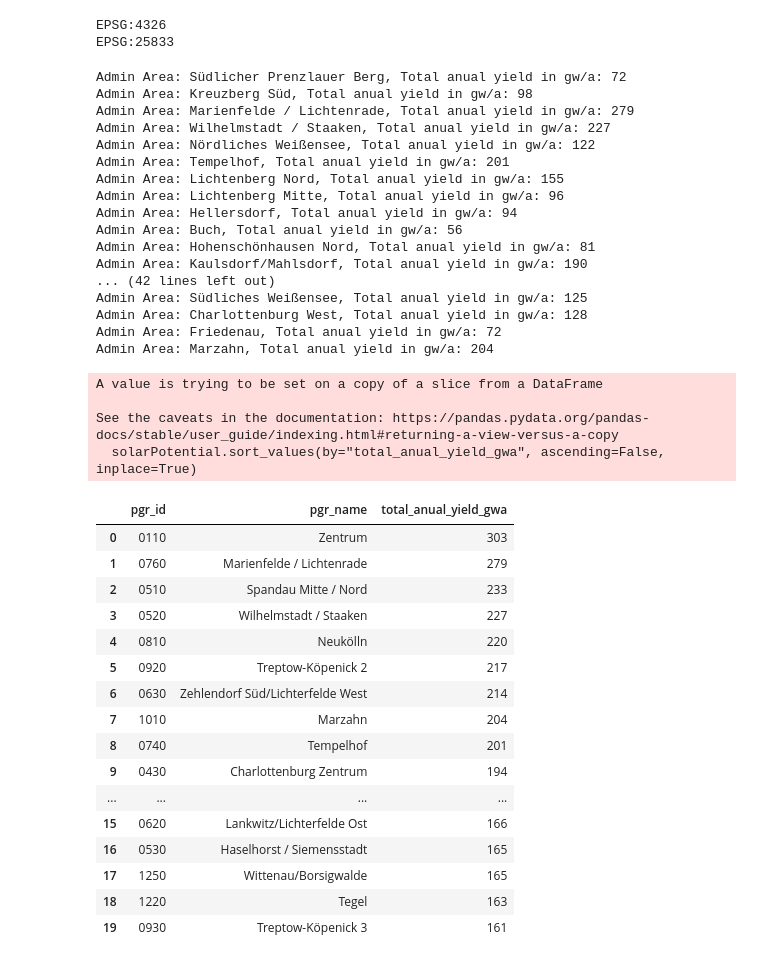
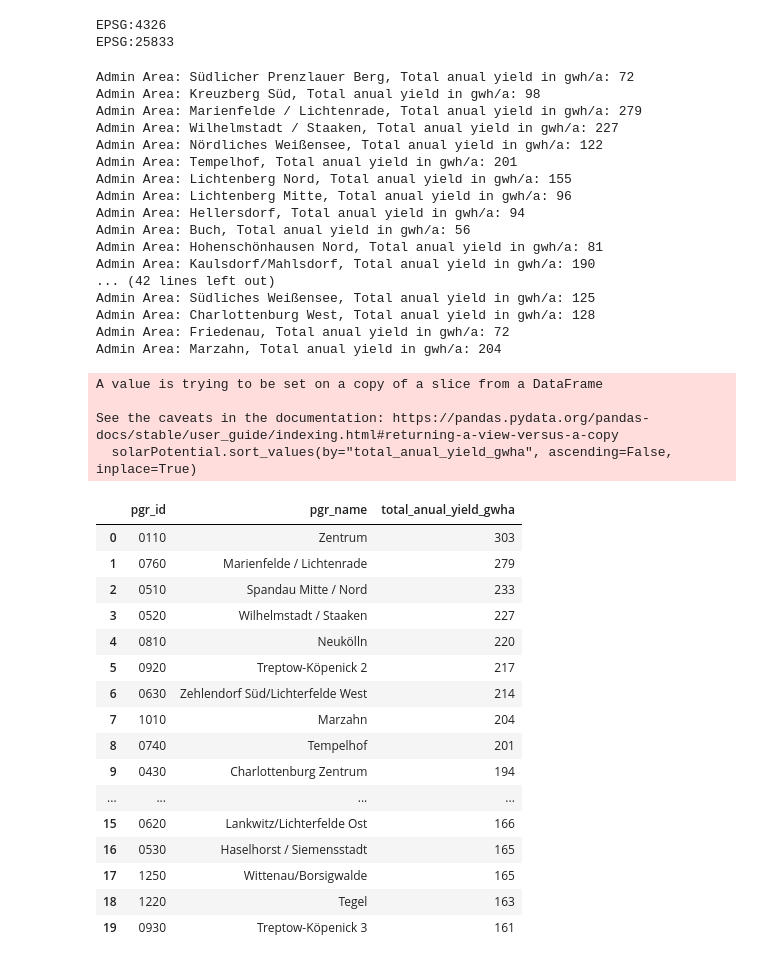
Before and after one commit to technologiestiftung/odis-cardgame, a Jupyter notebook: cardgame/scripts/getSolarPotential.ipynb, the cells around one changed output. Saved outputs shown, nothing was run; the diff lists cells and outputs as text; code cells hidden in the pictures.

Commit message:
update getSolarPotential gwha

```diff
--- a/cardgame/scripts/getSolarPotential.ipynb
+++ b/cardgame/scripts/getSolarPotential.ipynb
@@ -164,51 +164,51 @@ def calculate_solar_potential(admin_area, gdf_solarPotential):
     #find intersections between the solar potential dataframe and admin areas
     intersections = gdf_solarPotential[gdf_solarPotential.intersects(admin_area.geometry)]
 
-    #calculate the total sum of the potential annual yield [kWh/a]
+    #calculate the total sum of the potential annual yield [gWh/a]
     total_anual_yield_kwa = intersections["sum_str_19_5"].sum()
-    total_anual_yield_gwa = round(total_anual_yield_kwa / 1000000)
+    total_anual_yield_gwha = round(total_anual_yield_kwa / 1000000)
 
-    print(f"Admin Area: {admin_area['pgr_name']}, Total anual yield in gw/a: {total_anual_yield_gwa}")
+    print(f"Admin Area: {admin_area['pgr_name']}, Total anual yield in gwh/a: {total_anual_yield_gwha}")
 
-    return  total_anual_yield_gwa
+    return  total_anual_yield_gwha
 # %%
 #calculation of total_sum_modarea for each administrative area
-admin_areas["total_anual_yield_gwa"] = admin_areas.apply(
+admin_areas["total_anual_yield_gwha"] = admin_areas.apply(
     lambda row: calculate_solar_potential(row, gdf_solarPotential), axis=1
 )
 # %% [output]
-Admin Area: Südlicher Prenzlauer Berg, Total anual yield in gw/a: 72
-Admin Area: Kreuzberg Süd, Total anual yield in gw/a: 98
-Admin Area: Marienfelde / Lichtenrade, Total anual yield in gw/a: 279
-Admin Area: Wilhelmstadt / Staaken, Total anual yield in gw/a: 227
-Admin Area: Nördliches Weißensee, Total anual yield in gw/a: 122
-Admin Area: Tempelhof, Total anual yield in gw/a: 201
-Admin Area: Lichtenberg Nord, Total anual yield in gw/a: 155
-Admin Area: Lichtenberg Mitte, Total anual yield in gw/a: 96
-Admin Area: Hellersdorf, Total anual yield in gw/a: 94
-Admin Area: Buch, Total anual yield in gw/a: 56
-Admin Area: Hohenschönhausen Nord, Total anual yield in gw/a: 81
-Admin Area: Kaulsdorf/Mahlsdorf, Total anual yield in gw/a: 190
+Admin Area: Südlicher Prenzlauer Berg, Total anual yield in gwh/a: 72
+Admin Area: Kreuzberg Süd, Total anual yield in gwh/a: 98
+Admin Area: Marienfelde / Lichtenrade, Total anual yield in gwh/a: 279
+Admin Area: Wilhelmstadt / Staaken, Total anual yield in gwh/a: 227
+Admin Area: Nördliches Weißensee, Total anual yield in gwh/a: 122
+Admin Area: Tempelhof, Total anual yield in gwh/a: 201
+Admin Area: Lichtenberg Nord, Total anual yield in gwh/a: 155
+Admin Area: Lichtenberg Mitte, Total anual yield in gwh/a: 96
+Admin Area: Hellersdorf, Total anual yield in gwh/a: 94
+Admin Area: Buch, Total anual yield in gwh/a: 56
+Admin Area: Hohenschönhausen Nord, Total anual yield in gwh/a: 81
+Admin Area: Kaulsdorf/Mahlsdorf, Total anual yield in gwh/a: 190
 ... (42 lines left out)
-Admin Area: Südliches Weißensee, Total anual yield in gw/a: 125
-Admin Area: Charlottenburg West, Total anual yield in gw/a: 128
-Admin Area: Friedenau, Total anual yield in gw/a: 72
-Admin Area: Marzahn, Total anual yield in gw/a: 204
+Admin Area: Südliches Weißensee, Total anual yield in gwh/a: 125
+Admin Area: Charlottenburg West, Total anual yield in gwh/a: 128
+Admin Area: Friedenau, Total anual yield in gwh/a: 72
+Admin Area: Marzahn, Total anual yield in gwh/a: 204
 # %%
 #subset
-solarPotential = admin_areas[["pgr_id", "pgr_name", "total_anual_yield_gwa"]]
+solarPotential = admin_areas[["pgr_id", "pgr_name", "total_anual_yield_gwha"]]
 
 #sort values descending
-solarPotential.sort_values(by="total_anual_yield_gwa", ascending=False, inplace=True)
+solarPotential.sort_values(by="total_anual_yield_gwha", ascending=False, inplace=True)
 solarPotential.reset_index(drop=True, inplace=True)
 
 solarPotential.head(20)
 # %% [output]
 A value is trying to be set on a copy of a slice from a DataFrame
 
 See the caveats in the documentation: https://pandas.pydata.org/pandas-docs/stable/user_guide/indexing.html#returning-a-view-versus-a-copy
-  solarPotential.sort_values(by="total_anual_yield_gwa", ascending=False, inplace=True)
+  solarPotential.sort_values(by="total_anual_yield_gwha", ascending=False, inplace=True)
-|  | pgr_id | pgr_name | total_anual_yield_gwa |
+|  | pgr_id | pgr_name | total_anual_yield_gwha |
 | 0 | 0110 | Zentrum | 303 |
 | 1 | 0760 | Marienfelde / Lichtenrade | 279 |
 | 2 | 0510 | Spandau Mitte / Nord | 233 |
```
